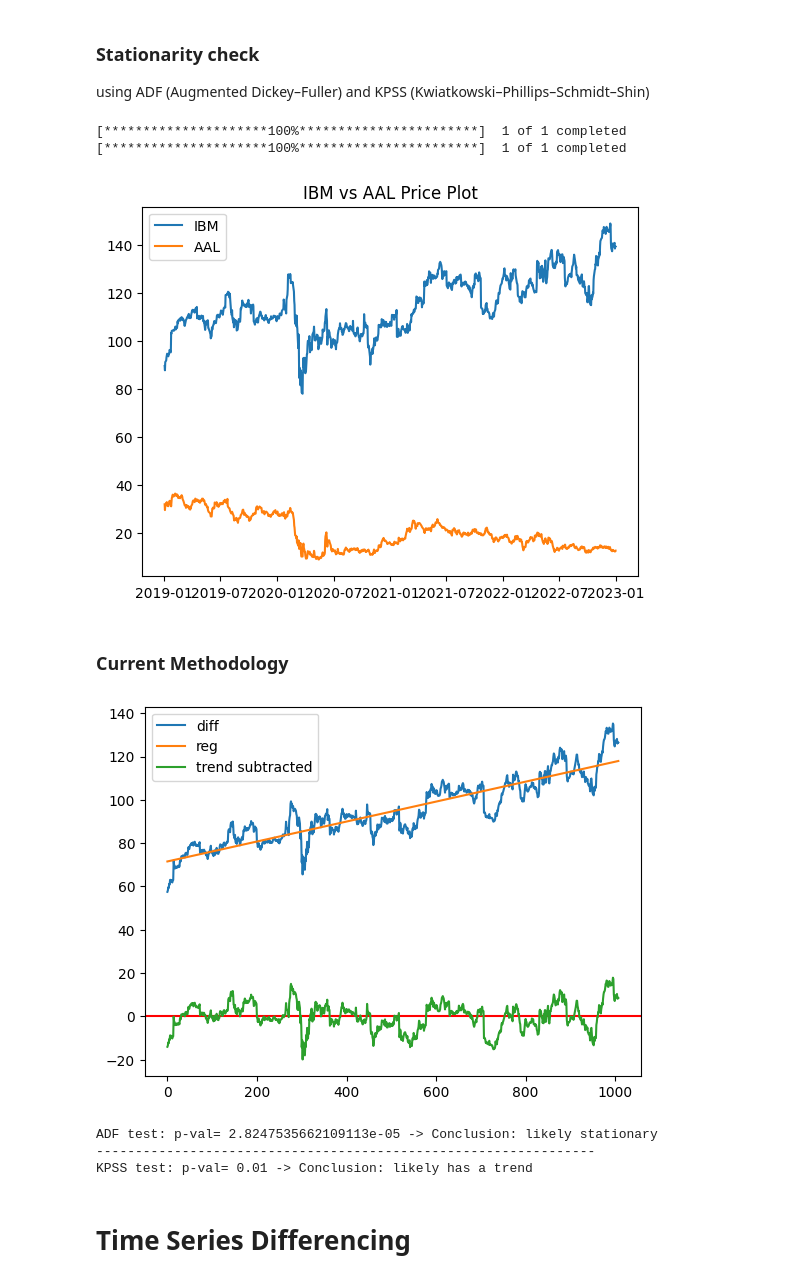
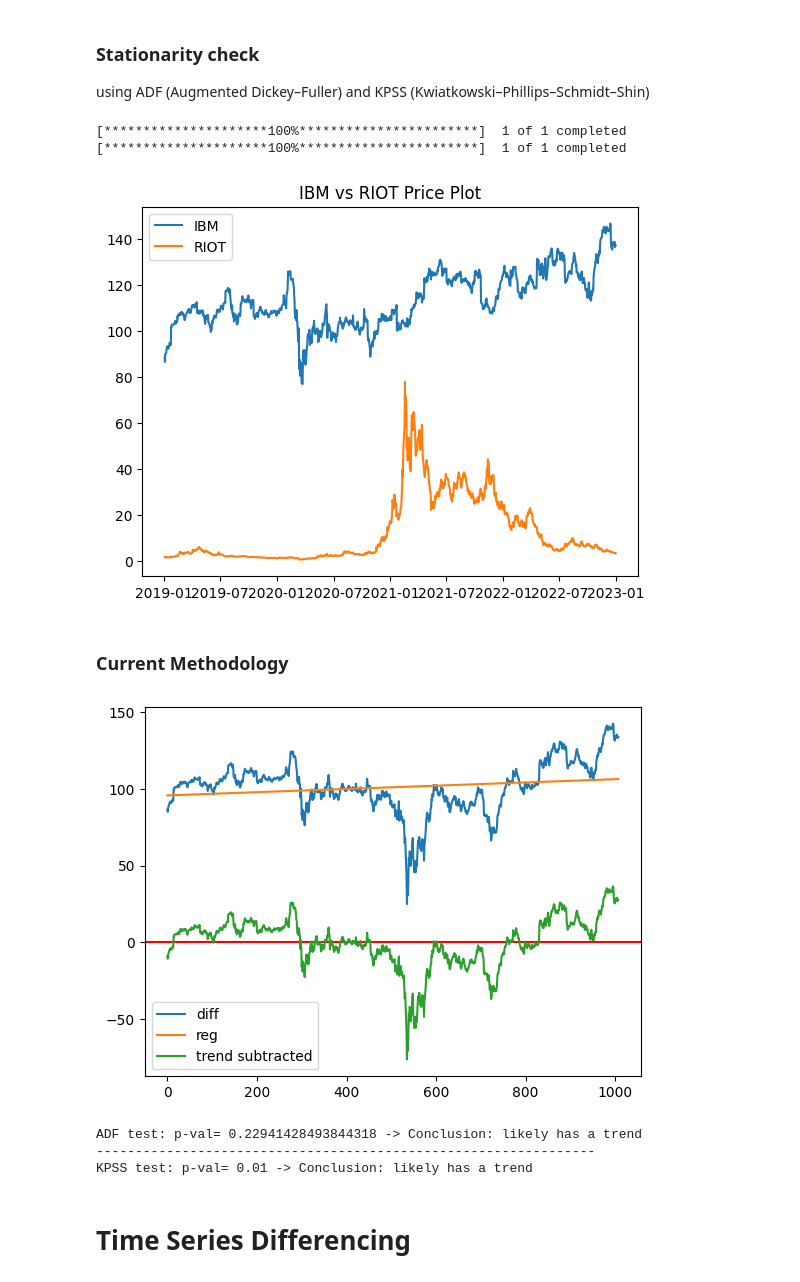
Before and after one commit to DFIC-Quant-Fund/StatArb-W2023, a Jupyter notebook: Research/Mean Reversion approach.ipynb, the cells around one changed output. Drawn from its saved outputs; the diff is of its cells as text; code cells hidden in the pictures.

```diff
--- a/Research/Mean Reversion approach.ipynb
+++ b/Research/Mean Reversion approach.ipynb
@@ -42,22 +42,22 @@ def check_stationarity(series, alpha):
 # %%
 start_date = "2019-01-01"
 end_date = "2023-01-01"
 
 stk1 = "IBM"
-stk2 = "AAL"
+stk2 = "RIOT"
 
 msft_data = yf.download(stk1,start=start_date,end=end_date)
 aapl_data = yf.download(stk2,start=start_date,end=end_date)
 
 plt.plot(msft_data["Adj Close"],label=stk1)
 plt.plot(aapl_data["Adj Close"],label=stk2)
 plt.legend()
 plt.title(f"{stk1} vs {stk2} Price Plot")
 plt.show()
 # %% [output]
 [*********************100%***********************]  1 of 1 completed
 [*********************100%***********************]  1 of 1 completed
-[figure, old version]
+[figure, new version]
 # %% [markdown]
 ### Current Methodology
 # %%
@@ -80,8 +80,8 @@ check_stationarity(new_series,0.05)
 #The resulting time series is not stationary => the stocks are not cointegrated
 #Maybe they are cointegrated in a different proportion, e.g. short 1.5 AAPL to long 1 MSFT
 # %% [output]
-[figure, old version]
+[figure, new version]
-ADF test: p-val= 2.8247535662109113e-05 -> Conclusion: likely stationary
+ADF test: p-val= 0.22941428493844318 -> Conclusion: likely has a trend
 ----------------------------------------------------------------
 KPSS test: p-val= 0.01 -> Conclusion: likely has a trend
 # %% [markdown]
```
Also changed, not shown: parts of 1 cell of this notebook, 3 other files.
